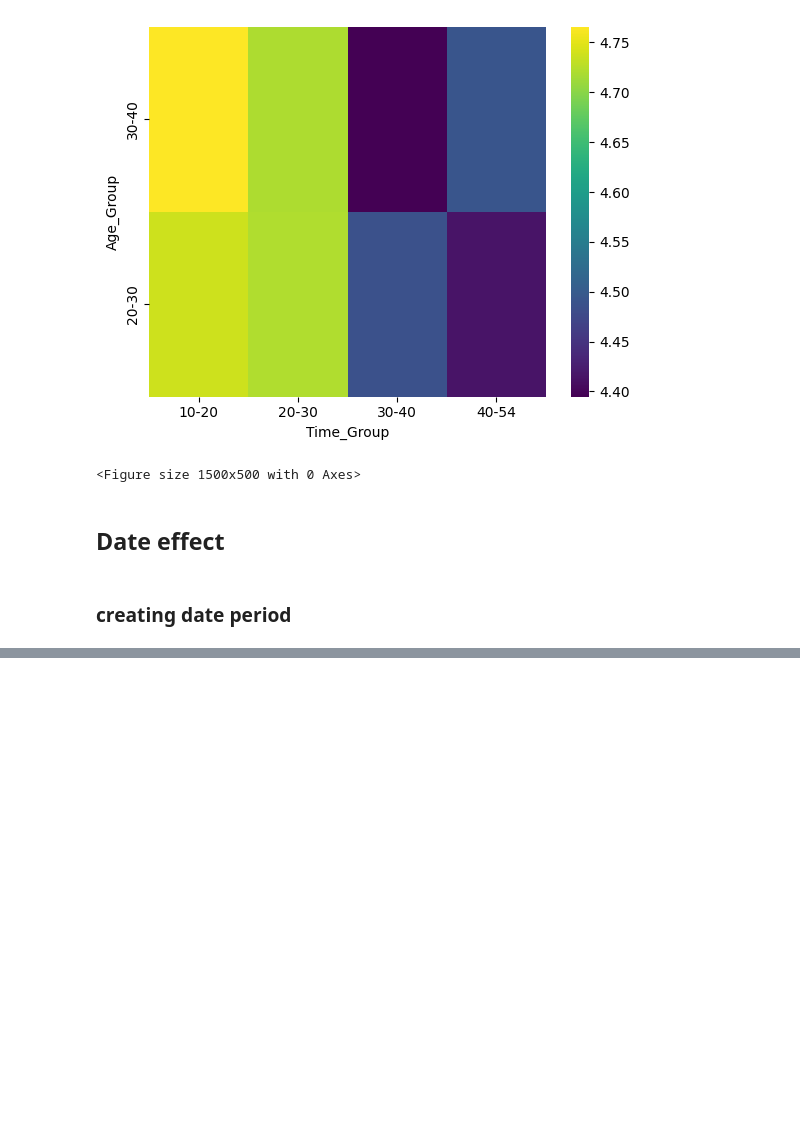
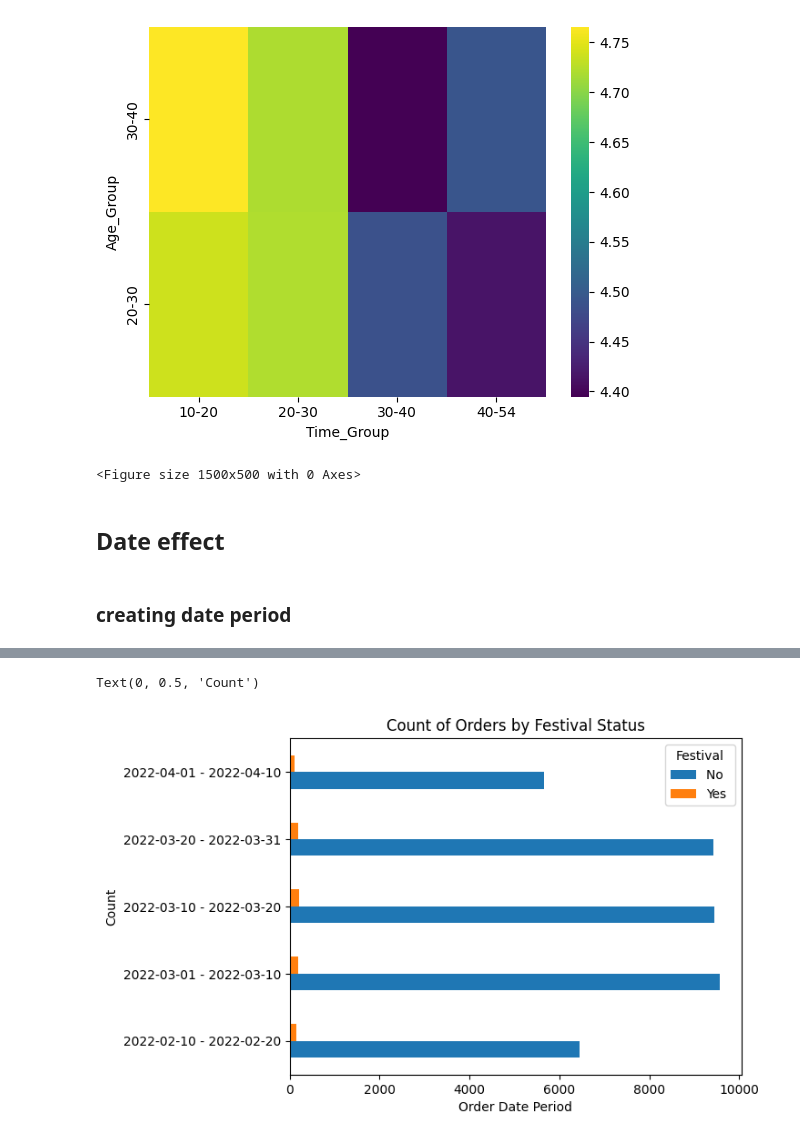
Before and after one commit to Esmaeil-Mashhadi/streamlit_dataVisualization, a Jupyter notebook: dataCleaning.ipynb, the cells around one changed output, grey strips where cells are left out. Saved outputs shown, nothing was run; the diff lists cells and outputs as text; code cells hidden in the pictures; blank space fills up the shorter version.

```diff
--- a/dataCleaning.ipynb
+++ b/dataCleaning.ipynb
@@ -366,0 +379,11 @@ april_df.sample(frac=.1)
+# %%
+festival_group = date_df.groupby('Order_Date_period')['Festival'].value_counts().reset_index()
+# %%
+pivot_df = festival_group.pivot_table(index='Order_Date_period', columns='Festival', values='count')
+pivot_df.plot(kind='barh')
+plt.title('Count of Orders by Festival Status')
+plt.xlabel('Order Date Period')
+plt.ylabel('Count')
+# %% [output]
+Text(0, 0.5, 'Count')
+[figure, added]
```
Also changed, not shown: parts of 9 cells of this notebook, 7 other files.
